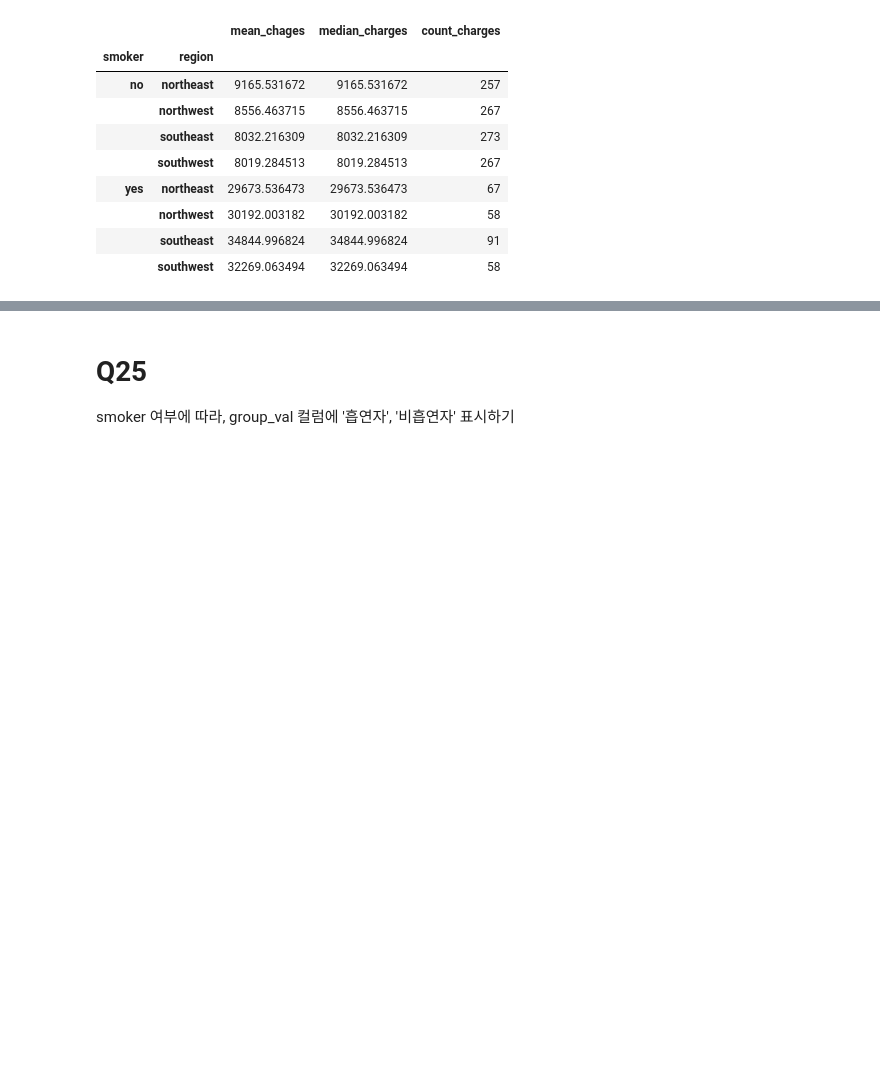
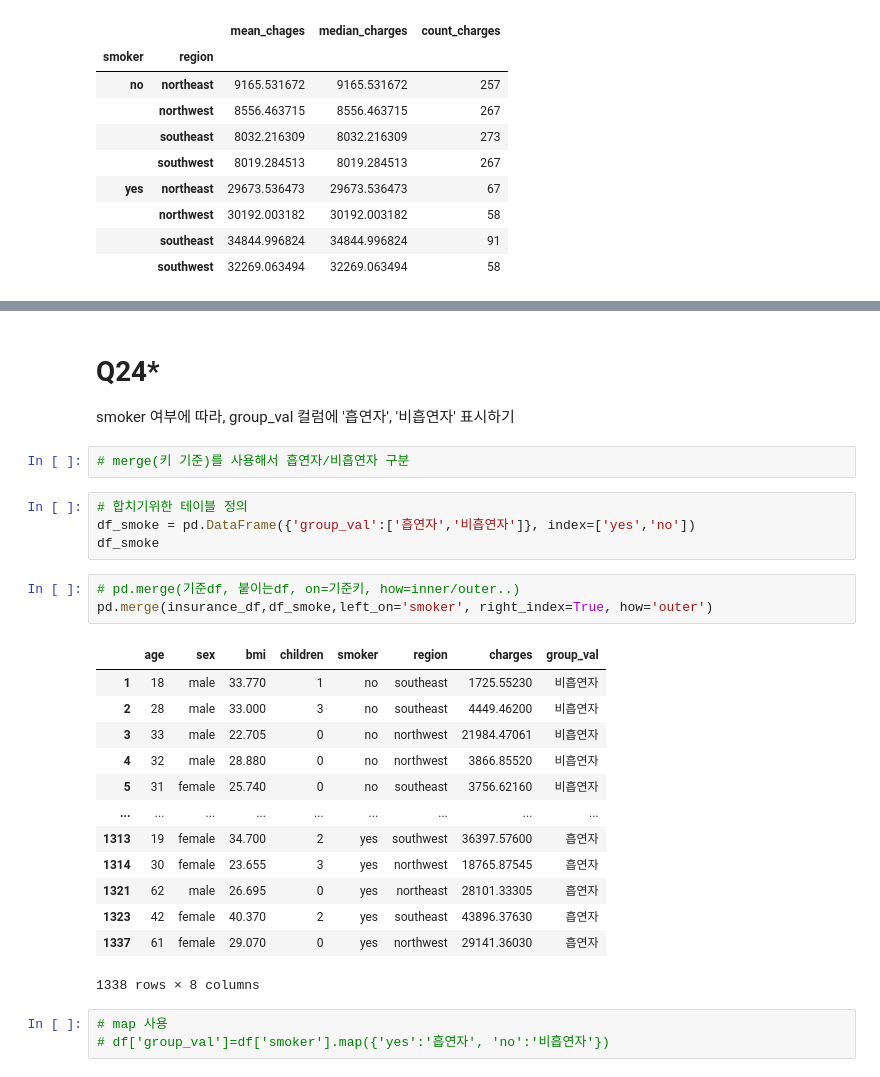
Before and after one commit to sohson/hipython, a Jupyter notebook: 40.pandas_exercise_skeleton.ipynb, the cells around one changed output, grey strips where cells are left out. Cells and saved outputs as stored; diff of their text form; blank space fills up the shorter version.

```diff
--- a/40.pandas_exercise_skeleton.ipynb
+++ b/40.pandas_exercise_skeleton.ipynb
@@ -554,3 +577,29 @@ insurance_df.groupby(['smoker','region']).agg(
 # %% [markdown]
-# Q25
+# Q24*
 smoker 여부에 따라, group_val 컬럼에 '흡연자', '비흡연자' 표시하기
+# %%
+# merge(키 기준)를 사용해서 흡연자/비흡연자 구분
+# %%
+# 합치기위한 테이블 정의
+df_smoke = pd.DataFrame({'group_val':['흡연자','비흡연자']}, index=['yes','no'])
+df_smoke
+# %%
+# pd.merge(기준df, 붙이는df, on=기준키, how=inner/outer..)
+pd.merge(insurance_df,df_smoke,left_on='smoker', right_index=True, how='outer')
+# %% [output]
+|  | age | sex | bmi | children | smoker | region | charges | group_val |
+| 1 | 18 | male | 33.770 | 1 | no | southeast | 1725.55230 | 비흡연자 |
+| 2 | 28 | male | 33.000 | 3 | no | southeast | 4449.46200 | 비흡연자 |
+| 3 | 33 | male | 22.705 | 0 | no | northwest | 21984.47061 | 비흡연자 |
+| 4 | 32 | male | 28.880 | 0 | no | northwest | 3866.85520 | 비흡연자 |
+| 5 | 31 | female | 25.740 | 0 | no | southeast | 3756.62160 | 비흡연자 |
+| ... | ... | ... | ... | ... | ... | ... | ... | ... |
+| 1313 | 19 | female | 34.700 | 2 | yes | southwest | 36397.57600 | 흡연자 |
+| 1314 | 30 | female | 23.655 | 3 | yes | northwest | 18765.87545 | 흡연자 |
+| 1321 | 62 | male | 26.695 | 0 | yes | northeast | 28101.33305 | 흡연자 |
+| 1323 | 42 | female | 40.370 | 2 | yes | southeast | 43896.37630 | 흡연자 |
+| 1337 | 61 | female | 29.070 | 0 | yes | northwest | 29141.36030 | 흡연자 |
+1338 rows × 8 columns
+# %%
+# map 사용
+# df['group_val']=df['smoker'].map({'yes':'흡연자', 'no':'비흡연자'})
```
Also changed, not shown: parts of 4 cells of this notebook.
